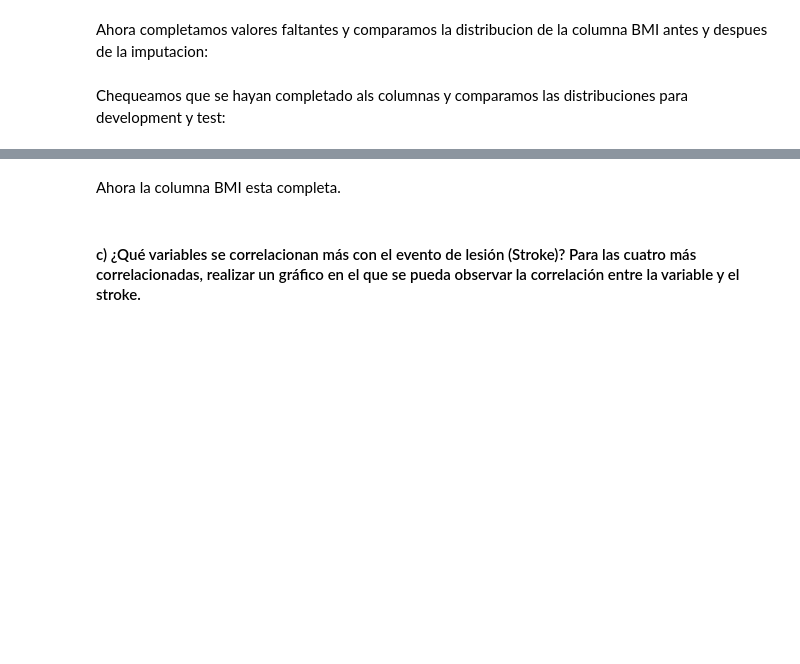
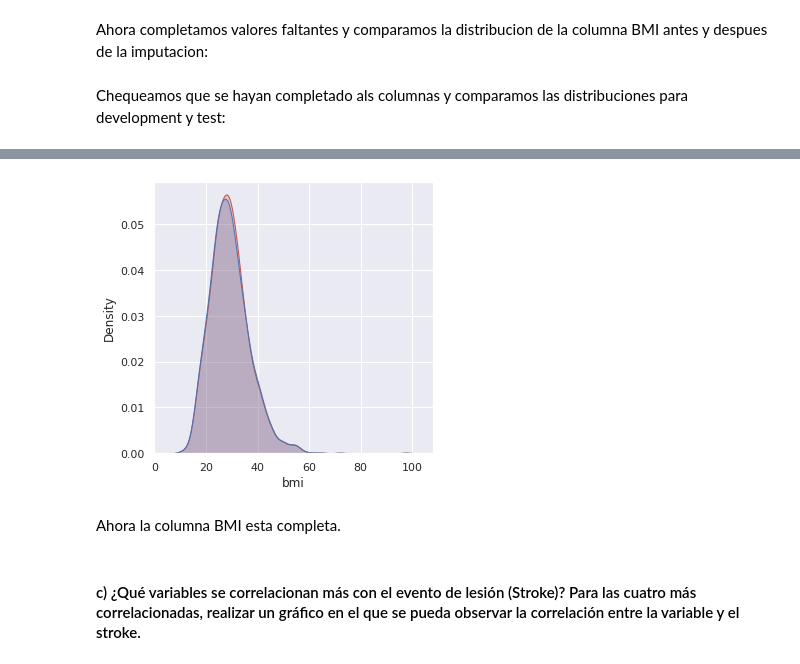
Before and after one commit to magistery-tps/aa-tp1, a Jupyter notebook: notebooks/tp1.ipynb, the cells around one changed output, grey strips where cells are left out. Saved outputs shown, nothing was run; the diff lists cells and outputs as text; code cells hidden in the pictures; blank space fills up the shorter version.

```diff
--- a/notebooks/tp1.ipynb
+++ b/notebooks/tp1.ipynb
@@ -385,3 +422,7 @@ No missing values!
+# %%
+compare_distributions(imp_sets_group.test_features, sets_group.test_features, 'bmi')
+# %% [output]
+[figure, added]
 # %% [markdown]
 Ahora la columna BMI esta completa.
 # %% [markdown]
```
Also changed, not shown: parts of 17 cells of this notebook.
